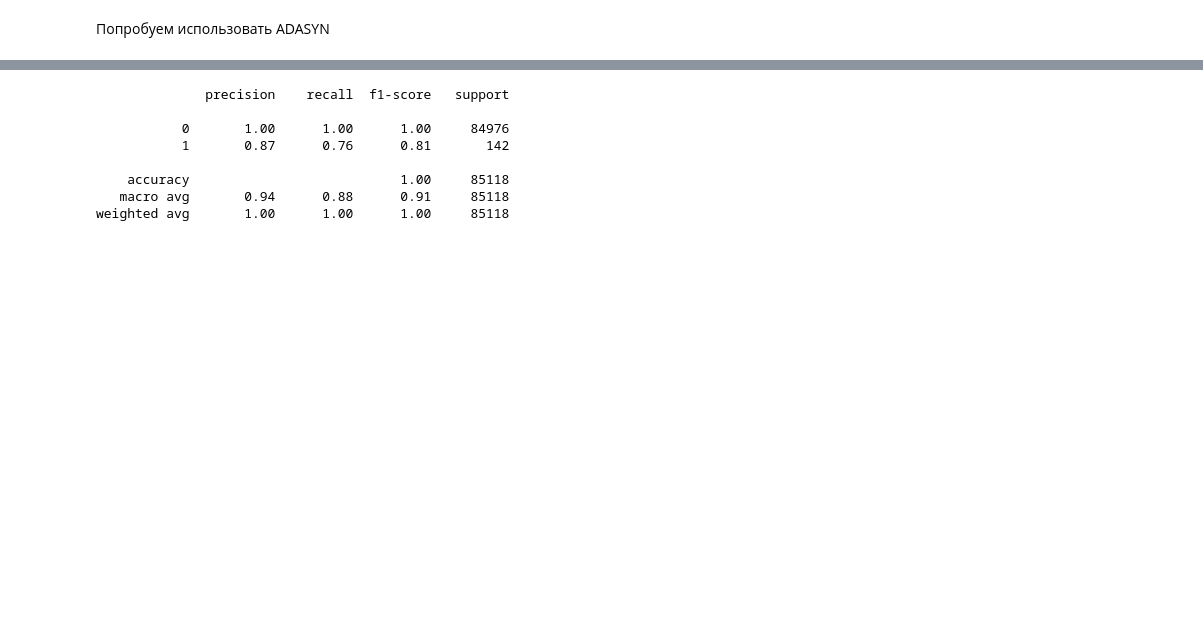
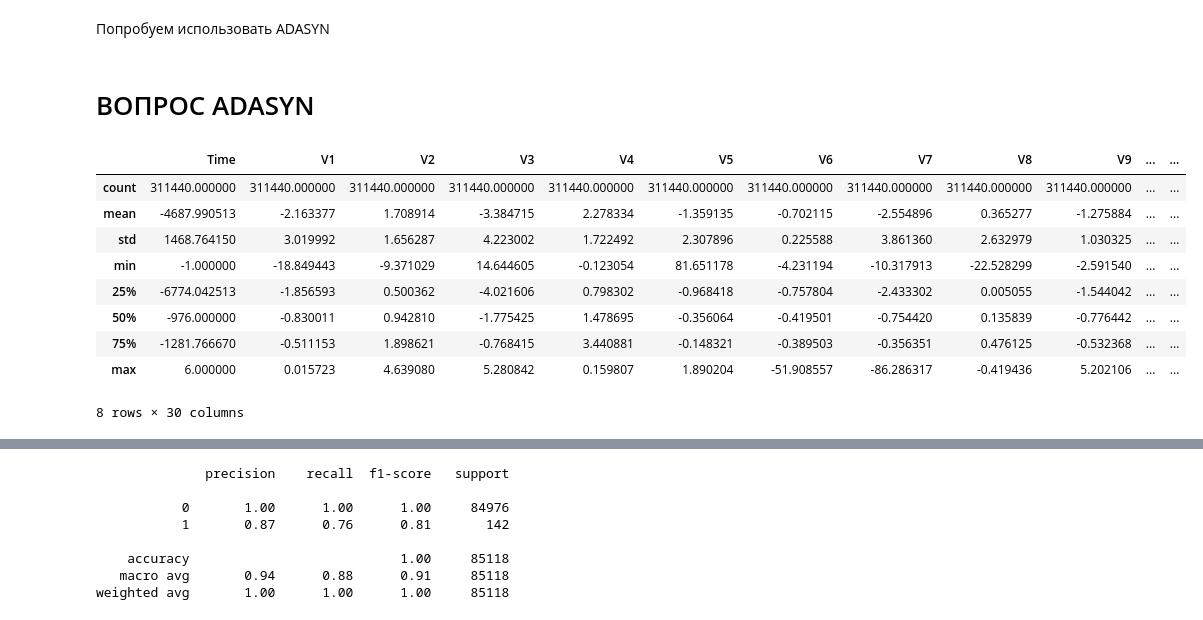
Before and after one commit to NikitaGusika/credits, a Jupyter notebook: credits.ipynb, the cells around one changed output, grey strips where cells are left out. Saved outputs shown, nothing was run; the diff lists cells and outputs as text; code cells hidden in the pictures; blank space fills up the shorter version.

```diff
--- a/credits.ipynb
+++ b/credits.ipynb
@@ -199,16 +217,23 @@ PrecisionRecallDisplay.from_predictions(y_test, lr.predict_proba(X_test_ss)[:,1]
 Сэмплирование в целом значительно улучшило пресижн, но ухудшило рекол. Pr-Re AUC меньше, в случае RandomOverSamplig
 # %% [markdown]
 Попробуем использовать ADASYN
+# %% [markdown]
+# ВОПРОС ADASYN
 # %%
 X_train, X_test, y_train, y_test = train_test_split(X, y, train_size=0.7, random_state=42, stratify=y)
 
 adasyn = ADASYN()
 X_resampled, y_resampled = adasyn.fit_resample(X_train, y_train)
 
-X_train_ss = ss.fit_transform(X_resampled)
-X_test_ss = ss.transform(X_test)
-
-lr = LogisticRegression(class_weight = 'balanced', max_iter=500)
-lr.fit(X_resampled, y_resampled)
-
-pred = lr.predict(X_test_ss)
+X_resampled.describe() - X_test.describe()
+# %% [output]
+|  | Time | V1 | V2 | V3 | V4 | V5 | V6 | V7 | V8 | V9 | ... | ... |
+| count | 311440.000000 | 311440.000000 | 311440.000000 | 311440.000000 | 311440.000000 | 311440.000000 | 311440.000000 | 311440.000000 | 311440.000000 | 311440.000000 | ... | ... |
+| mean | -4687.990513 | -2.163377 | 1.708914 | -3.384715 | 2.278334 | -1.359135 | -0.702115 | -2.554896 | 0.365277 | -1.275884 | ... | ... |
+| std | 1468.764150 | 3.019992 | 1.656287 | 4.223002 | 1.722492 | 2.307896 | 0.225588 | 3.861360 | 2.632979 | 1.030325 | ... | ... |
+| min | -1.000000 | -18.849443 | -9.371029 | 14.644605 | -0.123054 | 81.651178 | -4.231194 | -10.317913 | -22.528299 | -2.591540 | ... | ... |
+| 25% | -6774.042513 | -1.856593 | 0.500362 | -4.021606 | 0.798302 | -0.968418 | -0.757804 | -2.433302 | 0.005055 | -1.544042 | ... | ... |
+| 50% | -976.000000 | -0.830011 | 0.942810 | -1.775425 | 1.478695 | -0.356064 | -0.419501 | -0.754420 | 0.135839 | -0.776442 | ... | ... |
+| 75% | -1281.766670 | -0.511153 | 1.898621 | -0.768415 | 3.440881 | -0.148321 | -0.389503 | -0.356351 | 0.476125 | -0.532368 | ... | ... |
+| max | 6.000000 | 0.015723 | 4.639080 | 5.280842 | 0.159807 | 1.890204 | -51.908557 | -86.286317 | -0.419436 | 5.202106 | ... | ... |
+8 rows × 30 columns
```
Also changed, not shown: parts of 6 cells of this notebook.
